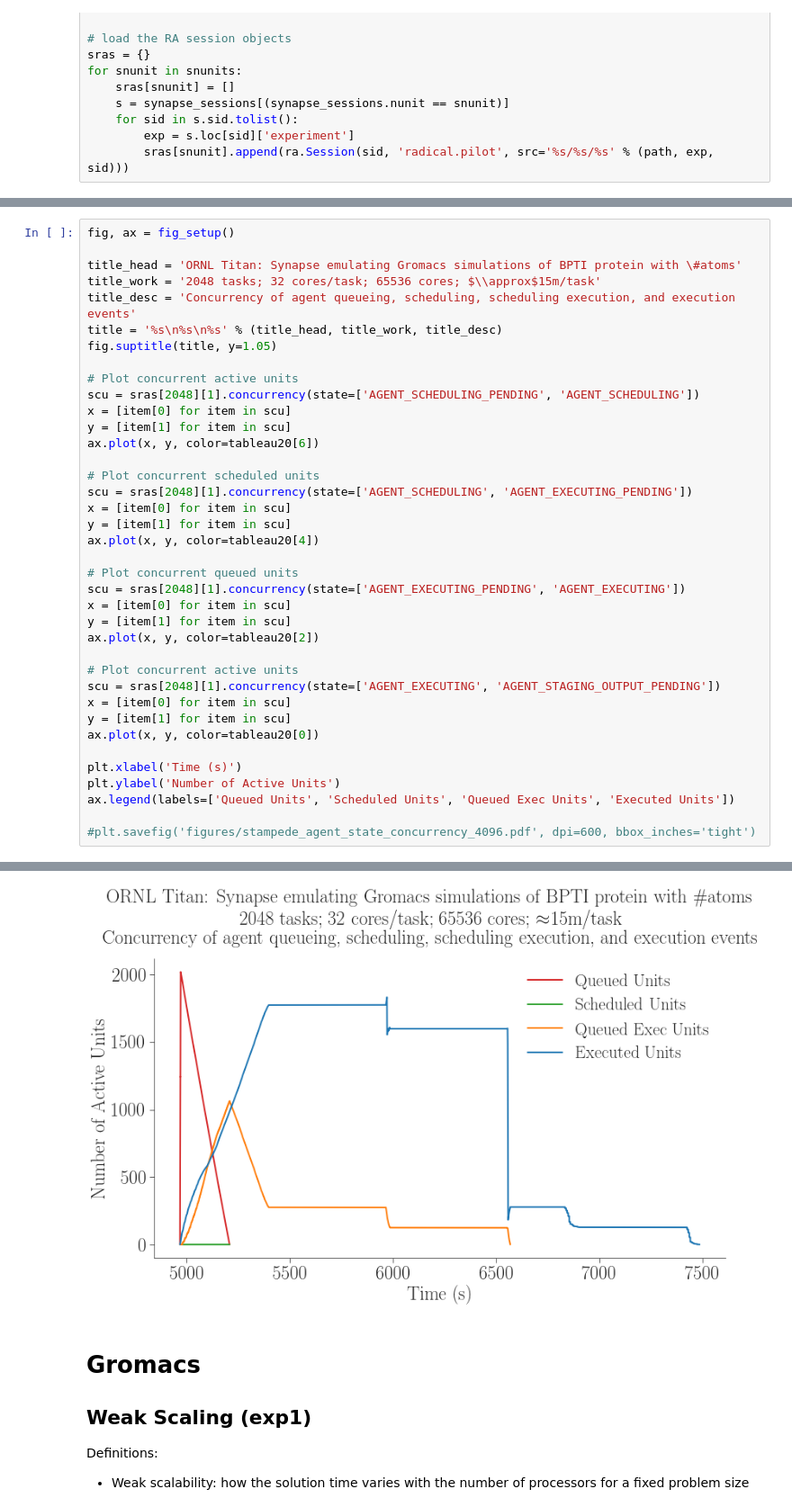
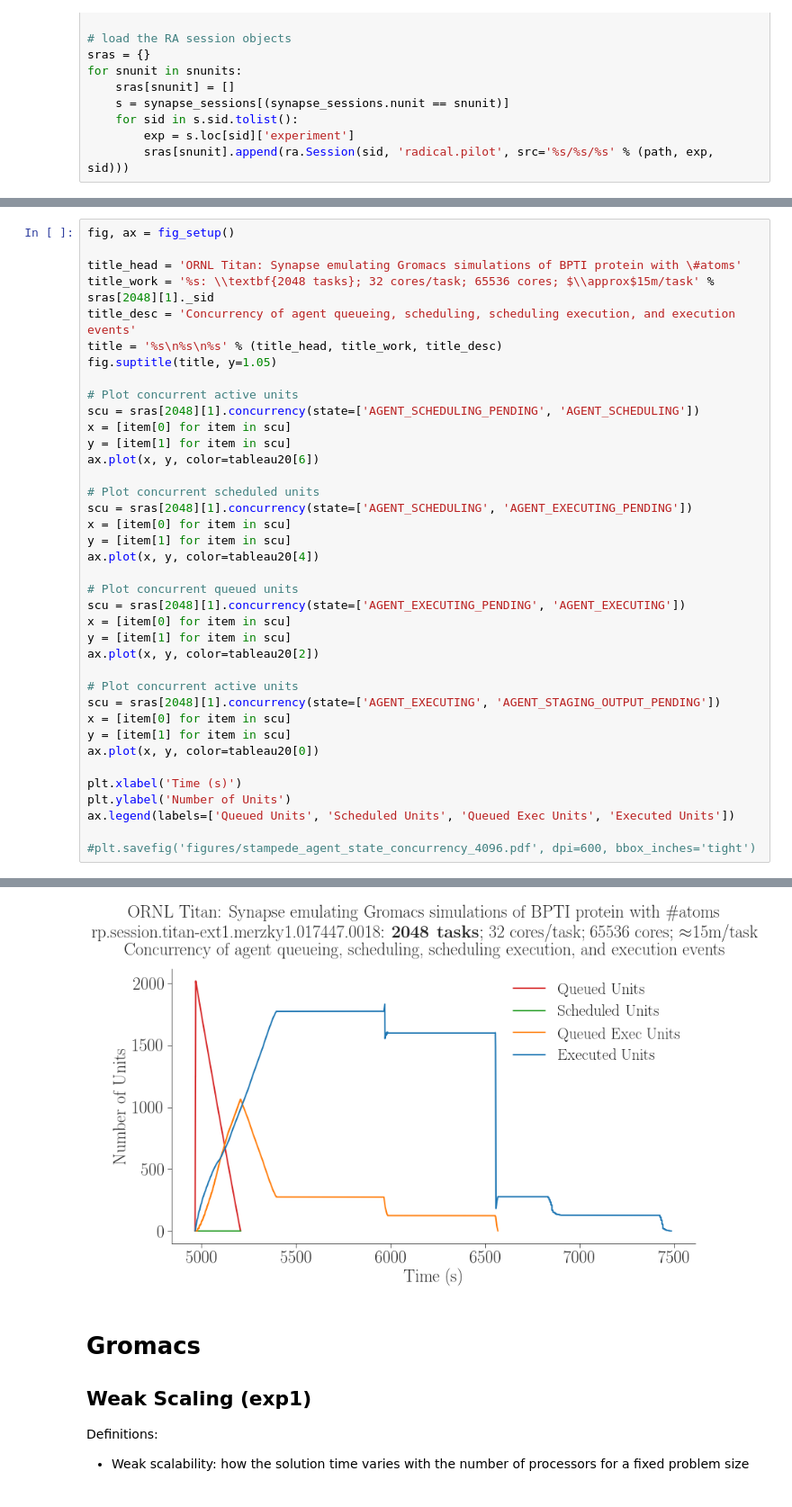
Before and after one commit to radical-experiments/rp.paper, a Jupyter notebook: analysis/rp_paper_ipdps2018.ipynb, the cells around one changed output, grey strips where cells are left out. Shown at 90% size. Saved outputs shown, nothing was run; the diff lists cells and outputs as text.

```diff
--- a/analysis/rp_paper_ipdps2018.ipynb
+++ b/analysis/rp_paper_ipdps2018.ipynb
@@ -262,7 +385,7 @@ for snunit in snunits:
 fig, ax = fig_setup()
 
 title_head = 'ORNL Titan: Synapse emulating Gromacs simulations of BPTI protein with \#atoms'
-title_work = '2048 tasks; 32 cores/task; 65536 cores; $\\approx$15m/task'
+title_work = '%s: \\textbf{2048 tasks}; 32 cores/task; 65536 cores; $\\approx$15m/task' % sras[2048][1]._sid
 title_desc = 'Concurrency of agent queueing, scheduling, scheduling execution, and execution events'
 title = '%s\n%s\n%s' % (title_head, title_work, title_desc)
 fig.suptitle(title, y=1.05)
@@ -270,35 +393,35 @@ fig.suptitle(title, y=1.05)
 # Plot concurrent active units
 scu = sras[2048][1].concurrency(state=['AGENT_SCHEDULING_PENDING', 'AGENT_SCHEDULING'])
 x = [item[0] for item in scu]
 y = [item[1] for item in scu]
 ax.plot(x, y, color=tableau20[6])
 
 # Plot concurrent scheduled units
 scu = sras[2048][1].concurrency(state=['AGENT_SCHEDULING', 'AGENT_EXECUTING_PENDING'])
 x = [item[0] for item in scu]
 y = [item[1] for item in scu]
 ax.plot(x, y, color=tableau20[4])
 
 # Plot concurrent queued units
 scu = sras[2048][1].concurrency(state=['AGENT_EXECUTING_PENDING', 'AGENT_EXECUTING'])
 x = [item[0] for item in scu]
 y = [item[1] for item in scu]
 ax.plot(x, y, color=tableau20[2])
 
 # Plot concurrent active units
 scu = sras[2048][1].concurrency(state=['AGENT_EXECUTING', 'AGENT_STAGING_OUTPUT_PENDING'])
 x = [item[0] for item in scu]
 y = [item[1] for item in scu]
 ax.plot(x, y, color=tableau20[0])
 
 plt.xlabel('Time (s)')
-plt.ylabel('Number of Active Units')
+plt.ylabel('Number of Units')
 ax.legend(labels=['Queued Units', 'Scheduled Units', 'Queued Exec Units', 'Executed Units'])
 
 #plt.savefig('figures/stampede_agent_state_concurrency_4096.pdf', dpi=600, bbox_inches='tight')
 # %% [output]
 <matplotlib.legend.Legend at 0x...>
-[figure, old version]
+[figure, new version]
 # %% [markdown]
 # Gromacs
 
```
Also changed, not shown: parts of 3 cells of this notebook.
